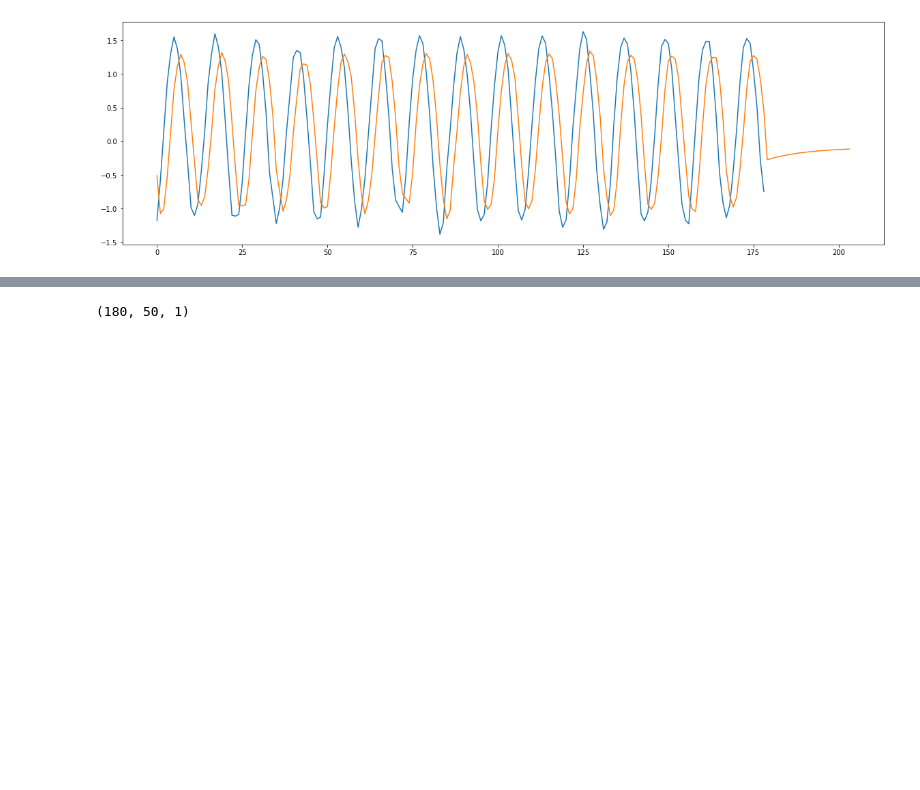
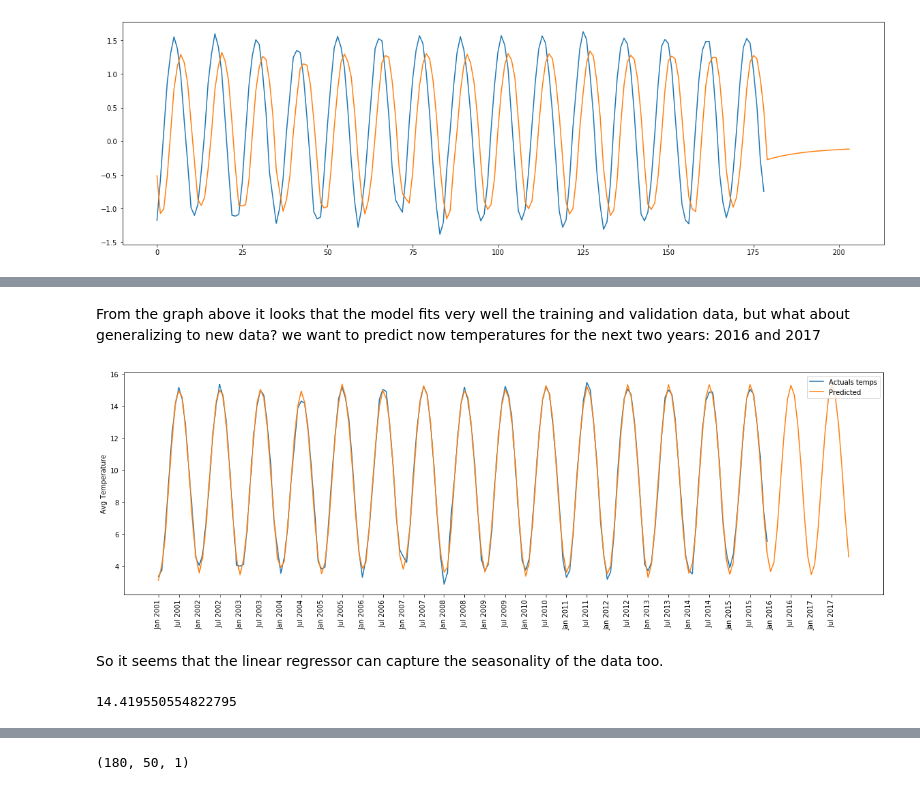
Before and after one commit to santamm/ClimateChange, a Jupyter notebook: Climate_Change_Hackaton.ipynb, the cells around one changed output, grey strips where cells are left out. Saved outputs shown, nothing was run; the diff lists cells and outputs as text; code cells hidden in the pictures; blank space fills up the shorter version.

```diff
--- a/Climate_Change_Hackaton.ipynb
+++ b/Climate_Change_Hackaton.ipynb
@@ -134,6 +220,4 @@ py.iplot(data, filename='line-mode')
 ## Now we can look at measurements in January and July
 # %%
 dict_month = {1:'Jan', 2:'Feb', 3:'Mar', 4:'Apr', 5:'May', 6:'Jun', 7:'Jul', 8:'Aug', 9:'Sep', 10:'Oct', 11:'Nov', 12:'Dec'}
-global_temperatures['month']=global_temperatures['month'].map(dict_month)
-
-global_temperatures.head()
+#global_temperatures['month']=global_temperatures['month'].map(dict_month)
@@ -752,0 +853,33 @@ series.shape
+# %% [markdown]
+From the graph above it looks that the model fits very well the training and validation data, but what about generalizing to new data? we want to predict now temperatures for the next two years: 2016 and 2017
+# %%
+ext_y_pred = y_pred.copy()
+last = ext_y_pred[-60:] # This the temperatures predicted in the last 5 years
+
+for i in range(24):
+    last = last[None, :]
+    next_month = regressor.predict(last)
+    ext_y_pred = np.append(ext_y_pred, next_month)
+    last = ext_y_pred[-60:]
+
+
+y_pred_inv_scaled = sc.inverse_transform(ext_y_pred)
+actuals = sc.inverse_transform(y_test)
+
+plt.figure(figsize=(20,6))
+plt.ylabel("Avg Temperature")
+plt.plot(actuals, label="Actuals temps")
+plt.plot(y_pred_inv_scaled, label="Predicted")
+plt.legend(loc='upper right')
+plt.xticks(ticks=np.arange(len(y_pred_inv_scaled))[::6], labels=pd.date_range(start='2001-01-01', periods=len(y_pred_inv_scaled), freq = '6MS').strftime('%b %Y'), rotation="vertical")
+plt.show()
+# %% [output]
+[figure, added]
+# %% [markdown]
+So it seems that the linear regressor can capture the seasonality of the data too.
+# %%
+# What's the average temperature predicted for June 2017? Hint index 180 = Jan 2016
+
+y_pred_inv_scaled[180+5]
+# %% [output]
+14.419550554822795
```
Also changed, not shown: parts of 61 cells of this notebook.
